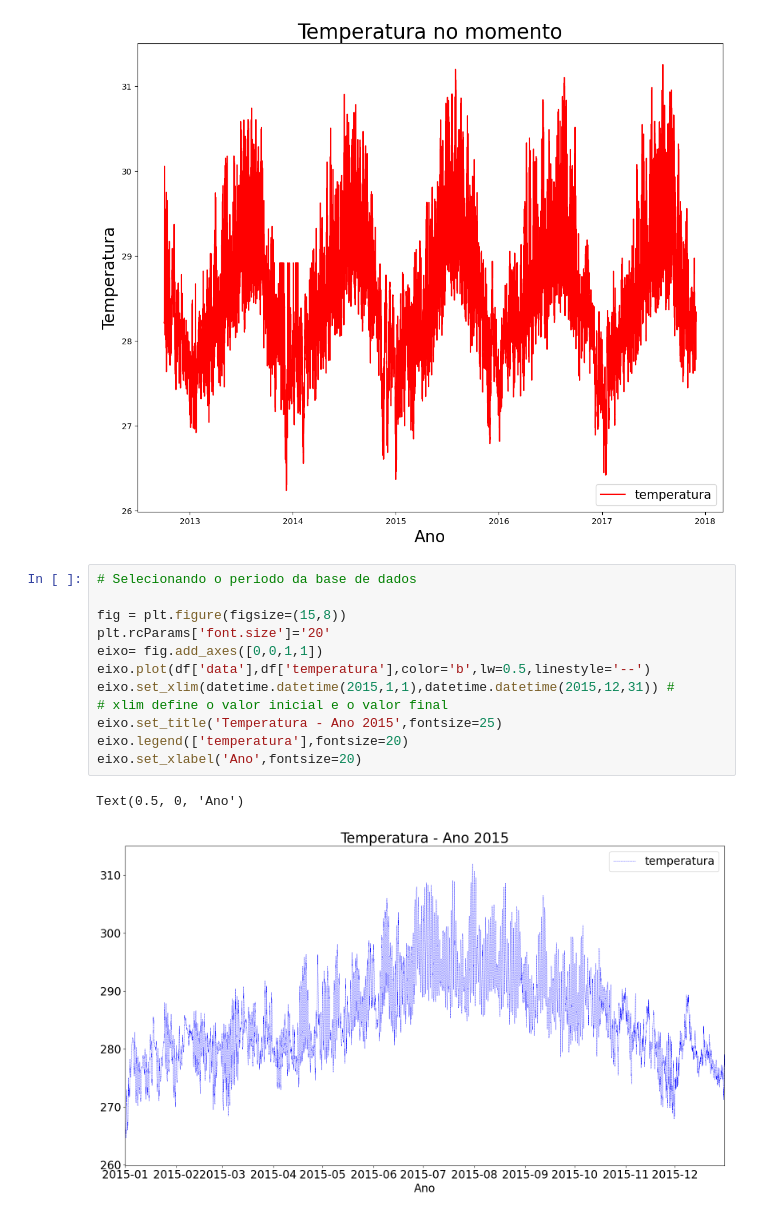
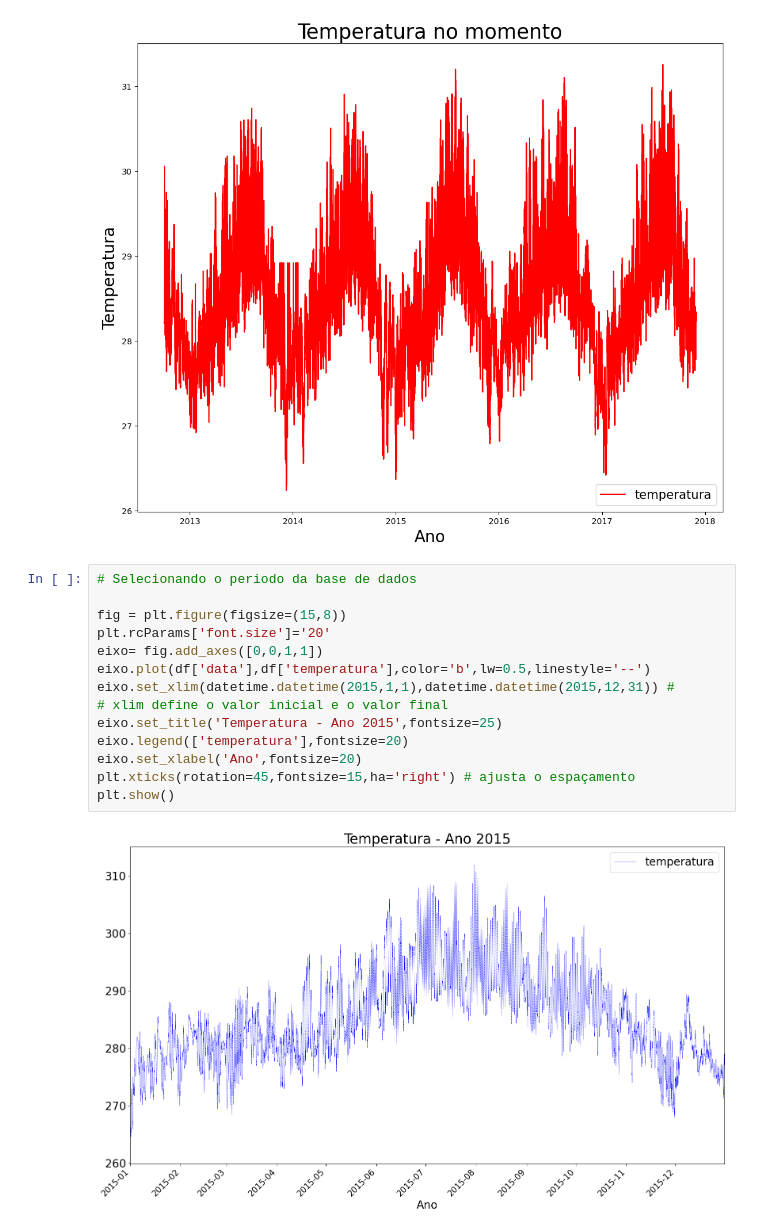
Before and after one commit to tmarques2/IABD, a Jupyter notebook: Aula03-04/codigo2.ipynb, the cells around one changed output. Cells and saved outputs as stored; diff of their text form.

```diff
--- a/Aula03-04/codigo2.ipynb
+++ b/Aula03-04/codigo2.ipynb
@@ -57,15 +57,16 @@ Text(0, 0.5, 'Temperatura')
 # %%
 # Selecionando o periodo da base de dados
 
 fig = plt.figure(figsize=(15,8))
 plt.rcParams['font.size']='20'
 eixo= fig.add_axes([0,0,1,1])
 eixo.plot(df['data'],df['temperatura'],color='b',lw=0.5,linestyle='--')
 eixo.set_xlim(datetime.datetime(2015,1,1),datetime.datetime(2015,12,31)) #
 # xlim define o valor inicial e o valor final
 eixo.set_title('Temperatura - Ano 2015',fontsize=25)
 eixo.legend(['temperatura'],fontsize=20)
 eixo.set_xlabel('Ano',fontsize=20)
+plt.xticks(rotation=45,fontsize=15,ha='right') # ajusta o espaçamento
+plt.show()
 # %% [output]
-Text(0.5, 0, 'Ano')
-[figure, old version]
+[figure, new version]
```
